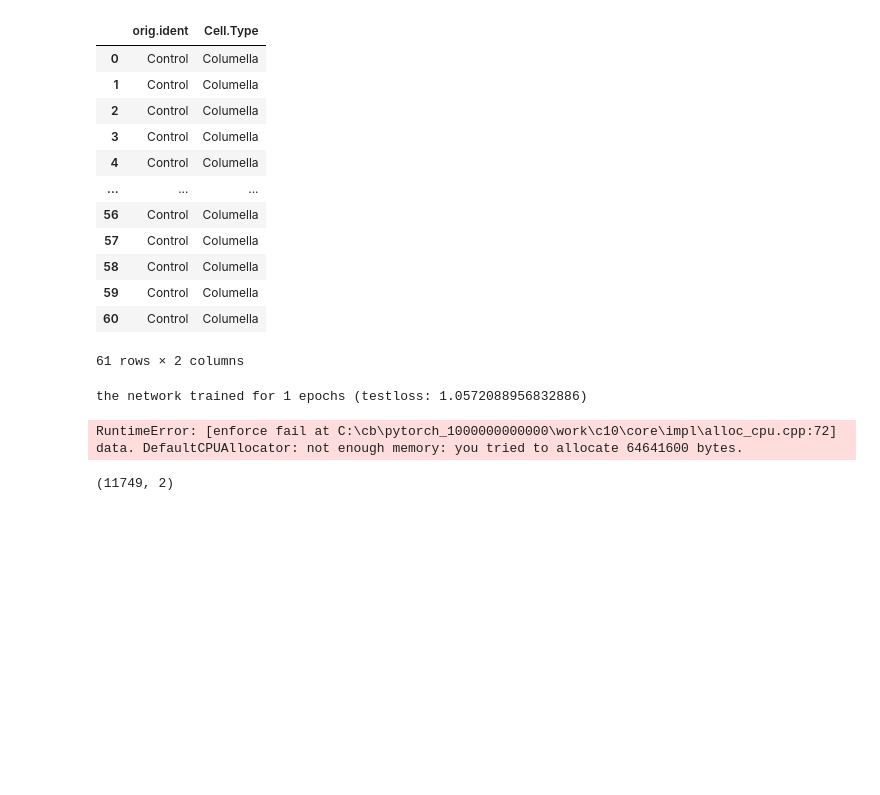
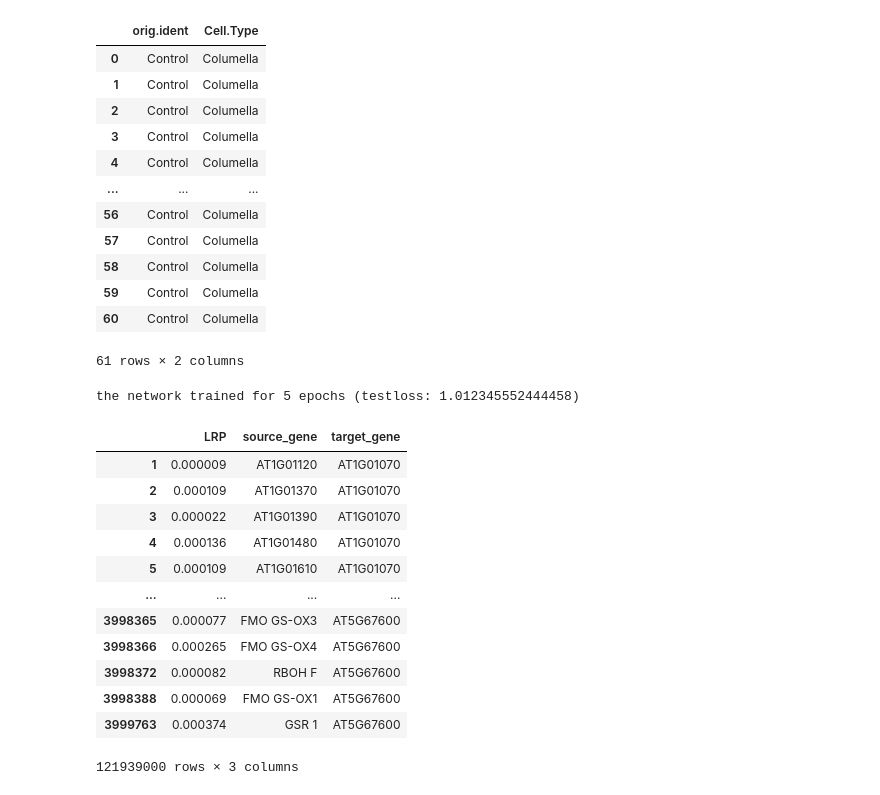
Before and after one commit to uab-fusion-lab/scGeneRAI, a Jupyter notebook: example.ipynb, the cells around one changed output. Drawn from its saved outputs; the diff is of its cells as text; code cells hidden in the pictures; blank space fills up the shorter version.

```diff
--- a/example.ipynb
+++ b/example.ipynb
@@ -79,19 +79,31 @@ ex_data_descriptors.iloc[:61,:]
 # %%
 model = scGeneRAI.scGeneRAI()
 # %%
-model.fit(ex_data, nepochs = 1, model_depth =2, descriptors = ex_data_descriptors, early_stopping=False, device_name = torch.device('cuda'))
+model.fit(ex_data, nepochs = 5, model_depth =2, descriptors = ex_data_descriptors, early_stopping=False, device_name = torch.device('cuda'))
 # %% [output]
-the network trained for 1 epochs (testloss: 1.0572088956832886)
+the network trained for 5 epochs (testloss: 1.012345552444458)
 # %%
 torch.save(model.nn, 'saved_model.pt')
 # %%
-model.predict_networks(ex_data.iloc[:61,:], descriptors = ex_data_descriptors.iloc[:61,:], PATH = '.', device_name = torch.device('cuda'))
+preds = model.predict_networks(ex_data.iloc[:61,:], descriptors = ex_data_descriptors.iloc[:61,:], PATH = '.', device_name = torch.device('cuda'))
-# %% [output]
-RuntimeError: [enforce fail at C:\cb\pytorch_1000000000000\work\c10\core\impl\alloc_cpu.cpp:72] data. DefaultCPUAllocator: not enough memory: you tried to allocate 64641600 bytes.
-# %%
-ex_data_descriptors.shape
-# %% [output]
-(11749, 2)
+# %%
+network_data = pd.concat(preds)
+# %%
+network_data
+# %% [output]
+|  | LRP | source_gene | target_gene |
+| 1 | 0.000009 | AT1G01120 | AT1G01070 |
+| 2 | 0.000109 | AT1G01370 | AT1G01070 |
+| 3 | 0.000022 | AT1G01390 | AT1G01070 |
+| 4 | 0.000136 | AT1G01480 | AT1G01070 |
+| 5 | 0.000109 | AT1G01610 | AT1G01070 |
+| ... | ... | ... | ... |
+| 3998365 | 0.000077 | FMO GS-OX3 | AT5G67600 |
+| 3998366 | 0.000265 | FMO GS-OX4 | AT5G67600 |
+| 3998372 | 0.000082 | RBOH F | AT5G67600 |
+| 3998388 | 0.000069 | FMO GS-OX1 | AT5G67600 |
+| 3999763 | 0.000374 | GSR 1 | AT5G67600 |
+121939000 rows × 3 columns
 # %%
 files = os.listdir('./results')
 # %%
```
Also changed, not shown: parts of 4 cells of this notebook, 1 other file.
